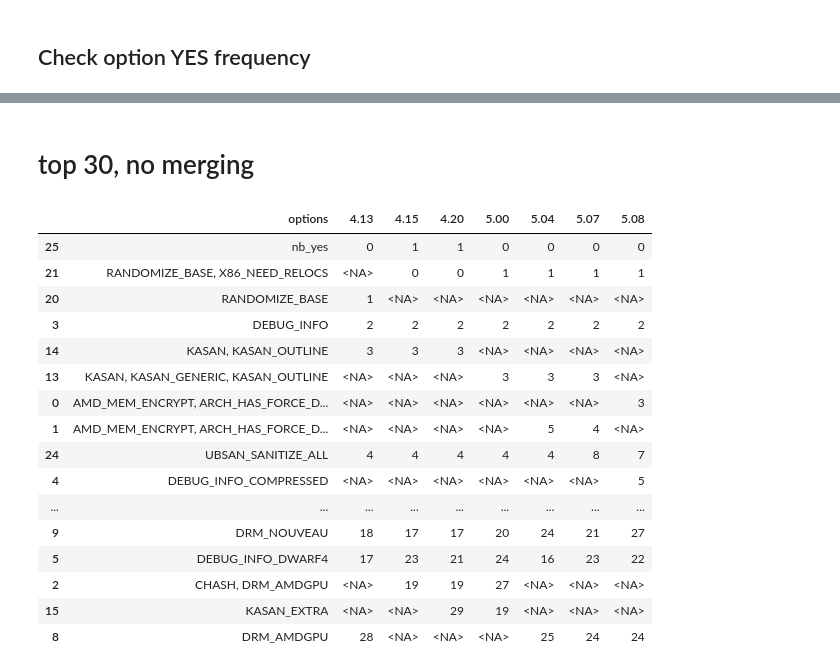
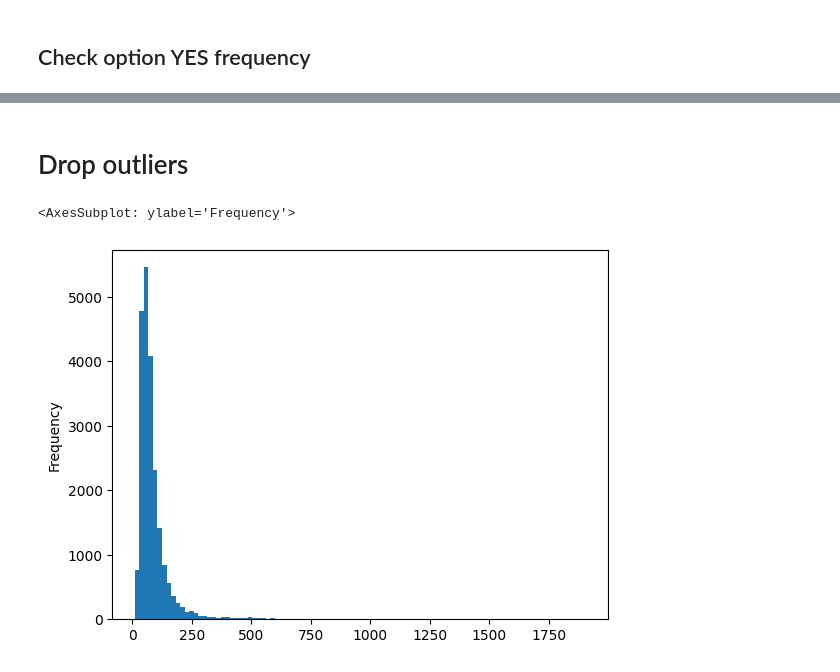
Before and after one commit to TuxML/tuxai, a Jupyter notebook: notebooks/2023_01_26.ipynb, the cells around one changed output, grey strips where cells are left out. Drawn from its saved outputs; the diff is of its cells as text; code cells hidden in the pictures.

Commit message:
drop outliers

```diff
--- a/notebooks/2023_01_26.ipynb
+++ b/notebooks/2023_01_26.ipynb
@@ -160,25 +163,11 @@ fir.add_yes_frequencies(df_nai, str_pct=True)
 | STACKDEPOT | 6379 | 6515 | 1134 | 7174 | 18 | 22 | 13 | 63.37% | 79.11% | 78.55% | ... |
 | XFS_DEBUG | 9 | 10 | 9 | 10 | 11 | 10 | 9425 | 10.06% | 21.10% | 20.23% | ... |
 | XPS | 50 | 52 | 63 | 57 | 216 | 581 | 205 | 24.45% | 24.64% | 24.58% | ... |
-# %% [markdown]
-# top 30, no merging
-# %%
-fir.options_always_importants(target="vmlinux", rank=30)
-# %% [output]
-|  | options | 4.13 | 4.15 | 4.20 | 5.00 | 5.04 | 5.07 | 5.08 |
-| 25 | nb_yes | 0 | 1 | 1 | 0 | 0 | 0 | 0 |
-| 21 | RANDOMIZE_BASE, X86_NEED_RELOCS | <NA> | 0 | 0 | 1 | 1 | 1 | 1 |
-| 20 | RANDOMIZE_BASE | 1 | <NA> | <NA> | <NA> | <NA> | <NA> | <NA> |
-| 3 | DEBUG_INFO | 2 | 2 | 2 | 2 | 2 | 2 | 2 |
-| 14 | KASAN, KASAN_OUTLINE | 3 | 3 | 3 | <NA> | <NA> | <NA> | <NA> |
-| 13 | KASAN, KASAN_GENERIC, KASAN_OUTLINE | <NA> | <NA> | <NA> | 3 | 3 | 3 | <NA> |
-| 0 | AMD_MEM_ENCRYPT, ARCH_HAS_FORCE_D... | <NA> | <NA> | <NA> | <NA> | <NA> | <NA> | 3 |
-| 1 | AMD_MEM_ENCRYPT, ARCH_HAS_FORCE_D... | <NA> | <NA> | <NA> | <NA> | 5 | 4 | <NA> |
-| 24 | UBSAN_SANITIZE_ALL | 4 | 4 | 4 | 4 | 4 | 8 | 7 |
-| 4 | DEBUG_INFO_COMPRESSED | <NA> | <NA> | <NA> | <NA> | <NA> | <NA> | 5 |
-| ... | ... | ... | ... | ... | ... | ... | ... | ... |
-| 9 | DRM_NOUVEAU | 18 | 17 | 17 | 20 | 24 | 21 | 27 |
-| 5 | DEBUG_INFO_DWARF4 | 17 | 23 | 21 | 24 | 16 | 23 | 22 |
-| 2 | CHASH, DRM_AMDGPU | <NA> | 19 | 19 | 27 | <NA> | <NA> | <NA> |
-| 15 | KASAN_EXTRA | <NA> | <NA> | 29 | 19 | <NA> | <NA> | <NA> |
-| 8 | DRM_AMDGPU | 28 | <NA> | <NA> | <NA> | 25 | 24 | 24 |
+# %% [markdown]
+# Drop outliers
+# %%
+df1 = Dataset(508).get_dataframe(drop_outliers=False)
+df1.vmlinux.plot.hist(bins=100)
+# %% [output]
+<AxesSubplot: ylabel='Frequency'>
+[figure, added]
```
Also changed, not shown: parts of 9 cells of this notebook, 2 other files.
